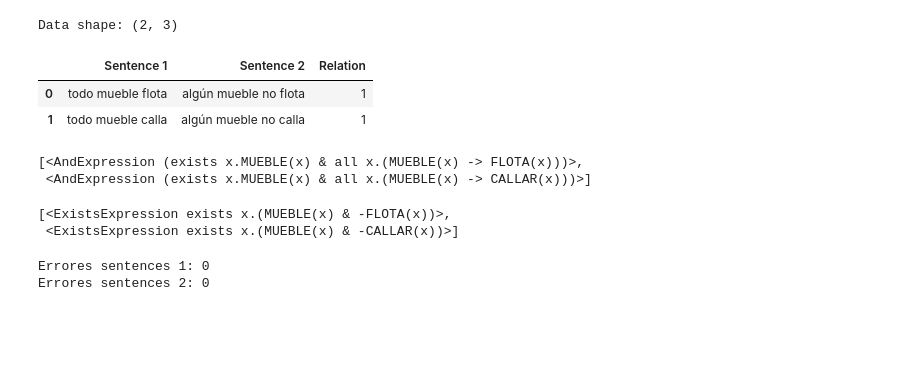
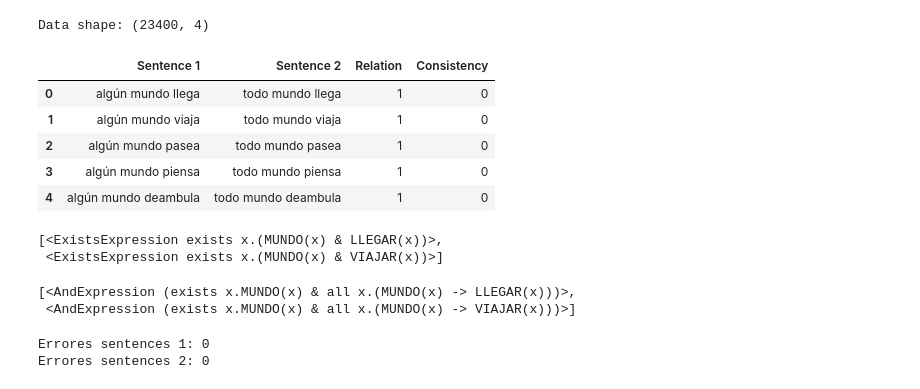
Before and after one commit to EAndrade-Lotero/LogicParserRL, a Jupyter notebook: Notebooks/test_nltk_implicacion_inversa.ipynb, the cells around one changed output. Drawn from its saved outputs; the diff is of its cells as text; code cells hidden in the pictures; blank space fills up the shorter version.

```diff
--- a/Notebooks/test_logic_nltk.ipynb
+++ b/Notebooks/test_nltk_implicacion_inversa.ipynb
@@ -75,15 +75,18 @@ jabberwockie_adjs = [
 creador_reglas = CrearReglas(nouns, adjs, intransitive_verbs)
 # %%
 data_folder = PATHS['training_data_folder']
-data_path = Path(data_folder, 'negacion_5.csv')
-data = pd.read_csv(data_path, names=['Sentence 1', 'Sentence 2', 'Relation'])#, nrows=2)
+data_path = Path(data_folder, 'implicacion_inversa_5.csv')
+data = pd.read_csv(data_path, names=['Sentence 1', 'Sentence 2', 'Relation','Consistency'])#, nrows=2)
 print(f'Data shape: {data.shape}')
 data.head()
 # %% [output]
-Data shape: (2, 3)
+Data shape: (23400, 4)
-|  | Sentence 1 | Sentence 2 | Relation |
-| 0 | todo mueble flota | algún mueble no flota | 1 |
-| 1 | todo mueble calla | algún mueble no calla | 1 |
+|  | Sentence 1 | Sentence 2 | Relation | Consistency |
+| 0 | algún mundo llega | todo mundo llega | 1 | 0 |
+| 1 | algún mundo viaja | todo mundo viaja | 1 | 0 |
+| 2 | algún mundo pasea | todo mundo pasea | 1 | 0 |
+| 3 | algún mundo piensa | todo mundo piensa | 1 | 0 |
+| 4 | algún mundo deambula | todo mundo deambula | 1 | 0 |
 # %%
 sentences1_fol = list()
 errores = list()
@@ -97,8 +100,8 @@ for oracion in tqdm(sentences1):
 
 sentences1_fol[:2]
 # %% [output]
-[<AndExpression (exists x.MUEBLE(x) & all x.(MUEBLE(x) -> FLOTA(x)))>,
- <AndExpression (exists x.MUEBLE(x) & all x.(MUEBLE(x) -> CALLAR(x)))>]
+[<ExistsExpression exists x.(MUNDO(x) & LLEGAR(x))>,
+ <ExistsExpression exists x.(MUNDO(x) & VIAJAR(x))>]
 # %%
 sentences2_fol = list()
 errores2 = list()
@@ -112,8 +115,8 @@ for oracion in tqdm(sentences2):
 
 sentences2_fol[:2]
 # %% [output]
-[<ExistsExpression exists x.(MUEBLE(x) & -FLOTA(x))>,
- <ExistsExpression exists x.(MUEBLE(x) & -CALLAR(x))>]
+[<AndExpression (exists x.MUNDO(x) & all x.(MUNDO(x) -> LLEGAR(x)))>,
+ <AndExpression (exists x.MUNDO(x) & all x.(MUNDO(x) -> VIAJAR(x)))>]
 # %%
 df_sentences_fol = pd.DataFrame(
     {
```
Also changed, not shown: parts of 1 cell of this notebook, 23 other files.
